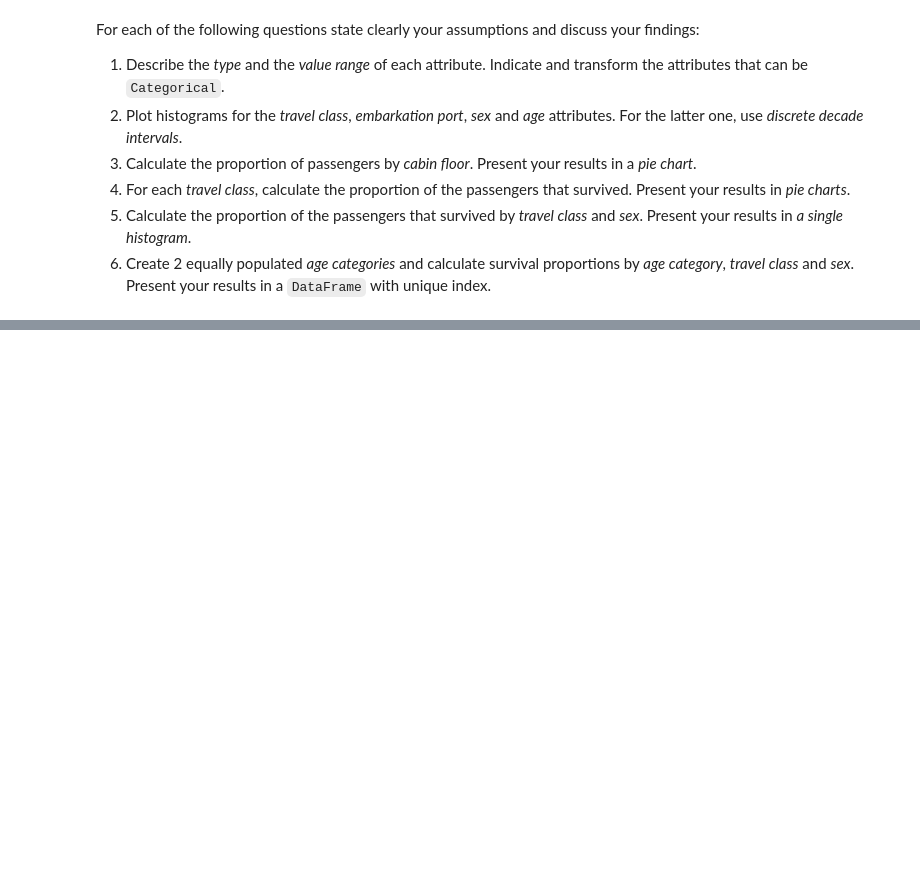
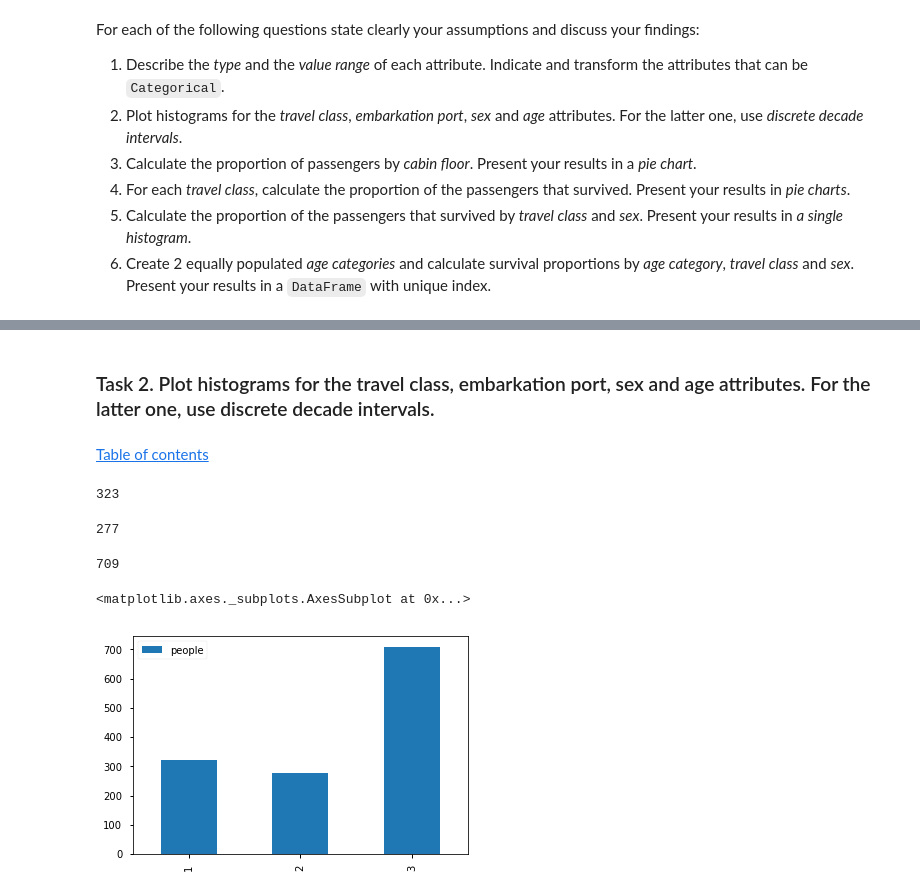
Before and after one commit to IsaacLeimgruber/ADA_labs_repo, a Jupyter notebook: 01 - Pandas and Data Wrangling/Homework 1_isaac.ipynb, the cells around one changed output, grey strips where cells are left out. Drawn from its saved outputs; the diff is of its cells as text; code cells hidden in the pictures; blank space fills up the shorter version.

```diff
--- a/01 - Pandas and Data Wrangling/Homework 1_isaac.ipynb
+++ b/01 - Pandas and Data Wrangling/Homework 1_isaac.ipynb
@@ -934,0 +963,5 @@ HTML(filename=DATA_FOLDER+'/titanic.html')
+# %%
+titanic_data = pd.read_excel('Data/titanic.xls', sheetname='titanic', header=0)
+titanic_data[['boat']] = titanic_data[['boat']].fillna(-1)
+titanic_data[['body']] = titanic_data[['body']].fillna(-1)
+titanic_data.head()
@@ -944,0 +1006,26 @@ For each of the following questions state clearly your assumptions and discuss y
+# %% [markdown]
+### Task 2. Plot histograms for the travel class, embarkation port, sex and age attributes. For the latter one, use discrete decade intervals.
+# %% [markdown]
+ <div class="lev1"><a href="#Table-of-Contents"><span class="toc-item-num"></span>Table of contents</a></div>
+# %%
+nbr_first_class = len(titanic_data[(titanic_data['pclass']==1)])
+nbr_first_class
+# %% [output]
+323
+# %%
+nbr_second_class = len(titanic_data[(titanic_data['pclass']==2)])
+nbr_second_class
+# %% [output]
+277
+# %%
+nbr_third_class = len(titanic_data[(titanic_data['pclass']==3)])
+nbr_third_class
+# %% [output]
+709
+# %%
+pclass_frame = pd.DataFrame([nbr_first_class, nbr_second_class, nbr_third_class], index= [1,2,3])
+pclass_frame.columns = ['people']
+pclass_frame.plot(kind='bar')
+# %% [output]
+<matplotlib.axes._subplots.AxesSubplot at 0x...>
+[figure, added]
```
Also changed, not shown: parts of 16 cells of this notebook.
